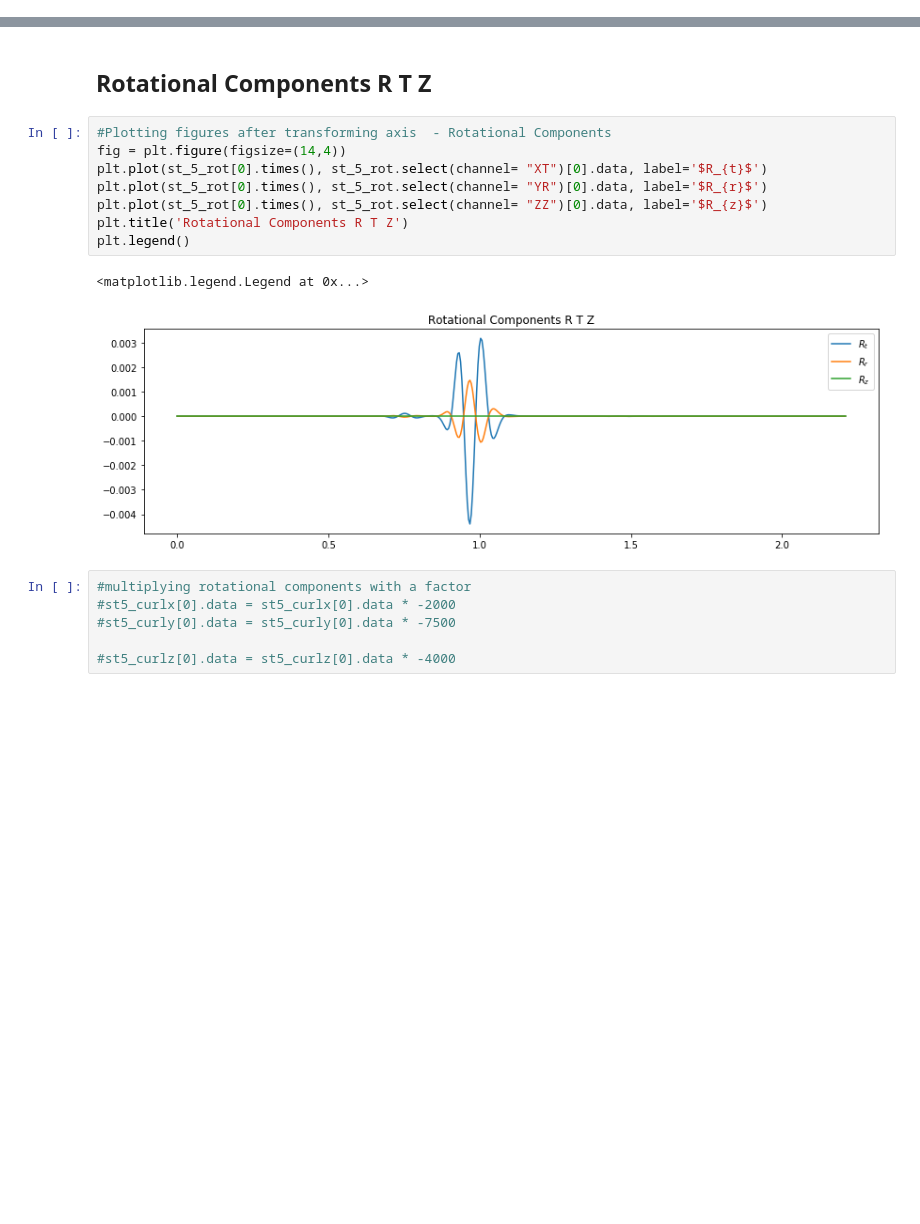
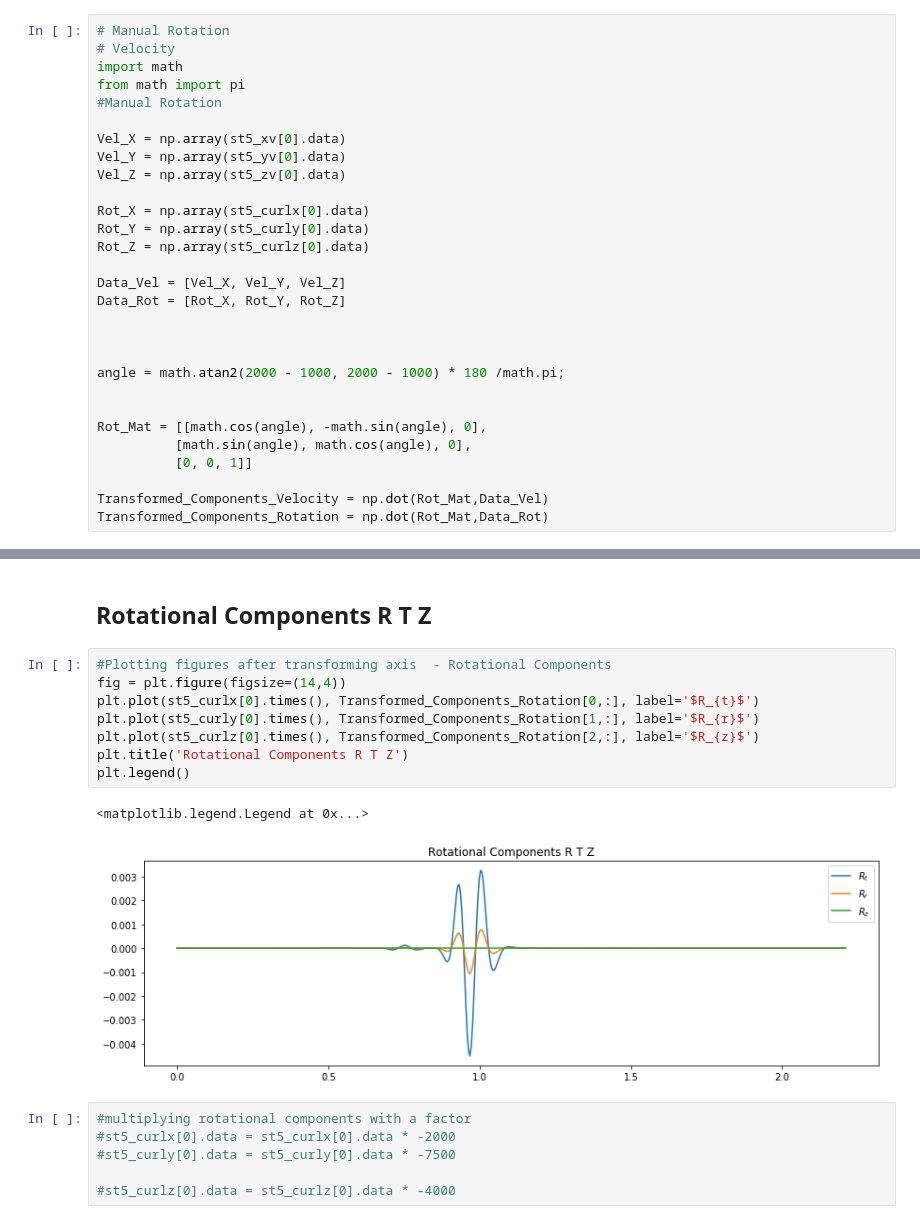
Before and after one commit to Anokhi1994/6C-Seismic-Observations, a Jupyter notebook: 3May.ipynb, the cells around one changed output, grey strips where cells are left out. Cells and saved outputs as stored; diff of their text form; blank space fills up the shorter version.

```diff
--- a/3May.ipynb
+++ b/3May.ipynb
@@ -237,5 +220,34 @@ Rot_Mat = [[math.cos(angle), -math.sin(angle), 0],
 # %% [markdown]
 ## Velocity Components X Y Z ##
+# %%
+# Manual Rotation
+# Velocity
+import math
+from math import pi
+#Manual Rotation
+
+Vel_X = np.array(st5_xv[0].data)
+Vel_Y = np.array(st5_yv[0].data)
+Vel_Z = np.array(st5_zv[0].data)
+
+Rot_X = np.array(st5_curlx[0].data)
+Rot_Y = np.array(st5_curly[0].data)
+Rot_Z = np.array(st5_curlz[0].data)
+
+Data_Vel = [Vel_X, Vel_Y, Vel_Z]
+Data_Rot = [Rot_X, Rot_Y, Rot_Z]
+
+
+
+angle = math.atan2(2000 - 1000, 2000 - 1000) * 180 /math.pi;
+
+
+Rot_Mat = [[math.cos(angle), -math.sin(angle), 0],
+          [math.sin(angle), math.cos(angle), 0],
+          [0, 0, 1]]
+
+Transformed_Components_Velocity = np.dot(Rot_Mat,Data_Vel)
+Transformed_Components_Rotation = np.dot(Rot_Mat,Data_Rot)
 # %%
 #Plotting figures after transforming axis  - Velocity Components
 fig = plt.figure(figsize=(14,4))
@@ -278,14 +290,14 @@ plt.legend()
 # %%
 #Plotting figures after transforming axis  - Rotational Components
 fig = plt.figure(figsize=(14,4))
-plt.plot(st_5_rot[0].times(), st_5_rot.select(channel= "XT")[0].data, label='$R_{t}$')
-plt.plot(st_5_rot[0].times(), st_5_rot.select(channel= "YR")[0].data, label='$R_{r}$')
-plt.plot(st_5_rot[0].times(), st_5_rot.select(channel= "ZZ")[0].data, label='$R_{z}$')
+plt.plot(st5_curlx[0].times(), Transformed_Components_Rotation[0,:], label='$R_{t}$')
+plt.plot(st5_curly[0].times(), Transformed_Components_Rotation[1,:], label='$R_{r}$')
+plt.plot(st5_curlz[0].times(), Transformed_Components_Rotation[2,:], label='$R_{z}$')
 plt.title('Rotational Components R T Z')
 plt.legend()
 # %% [output]
 <matplotlib.legend.Legend at 0x...>
-[figure, old version]
+[figure, new version]
 # %%
 #multiplying rotational components with a factor
 #st5_curlx[0].data = st5_curlx[0].data * -2000
```
Also changed, not shown: parts of 2 cells of this notebook.
